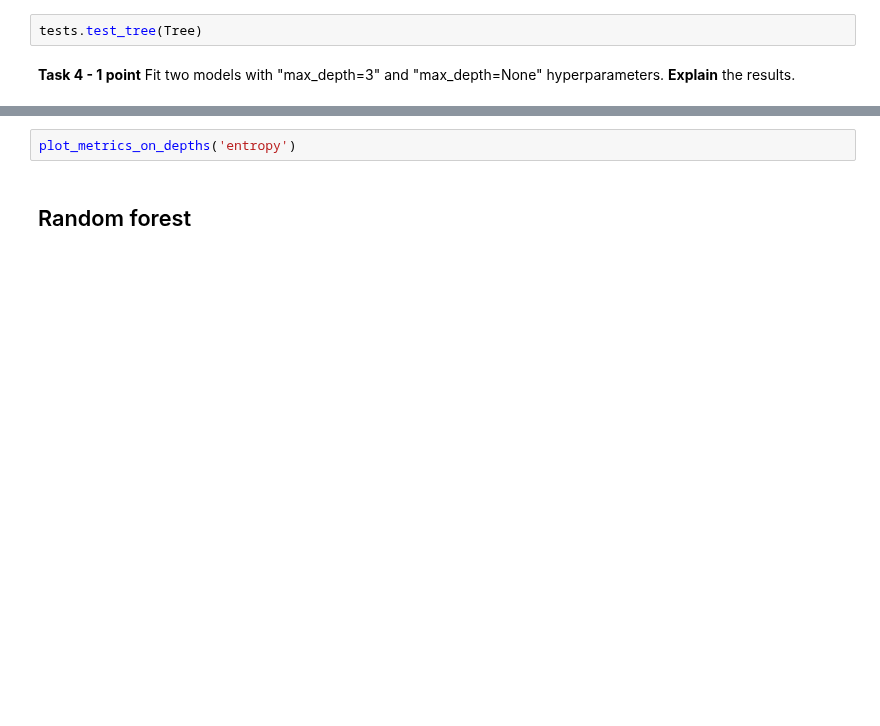
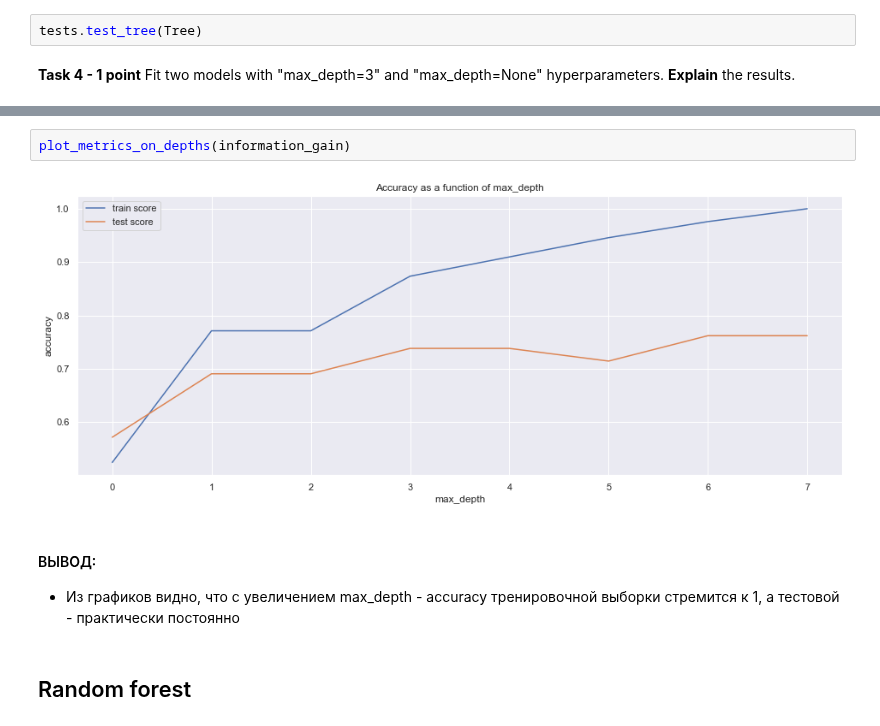
Before and after one commit to Leonidkourtch/ml-intro-1, a Jupyter notebook: 7_trees_and_ensembles/rf_classifier.ipynb, the cells around one changed output, grey strips where cells are left out. Saved outputs shown, nothing was run; the diff lists cells and outputs as text; blank space fills up the shorter version.

```diff
--- a/7_trees_and_ensembles/rf_classifier.ipynb
+++ b/7_trees_and_ensembles/rf_classifier.ipynb
@@ -339,5 +356,10 @@ plot_metrics_on_depths('gini')
 # %%
-plot_metrics_on_depths('entropy')
+plot_metrics_on_depths(information_gain)
+# %% [output]
+[figure, added]
+# %% [markdown]
+#### ВЫВОД:
+- Из графиков видно, что с увеличением max_depth - accuracy тренировочной выборки стремится к 1, а тестовой - практически постоянно
 # %% [markdown]
 ## Random forest
 # %% [markdown]
```
Also changed, not shown: parts of 87 cells of this notebook.
